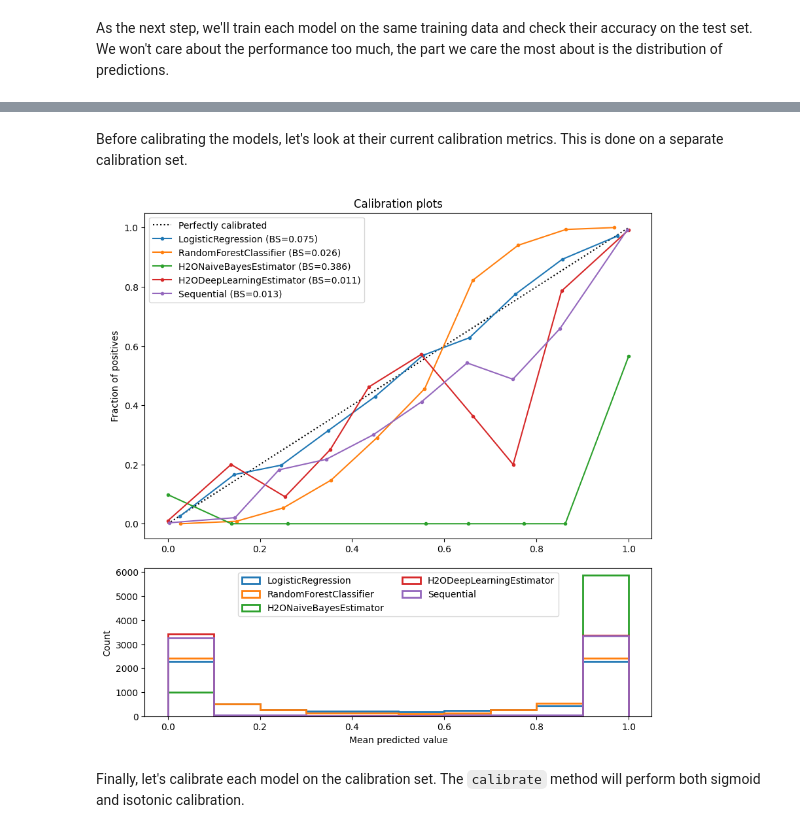
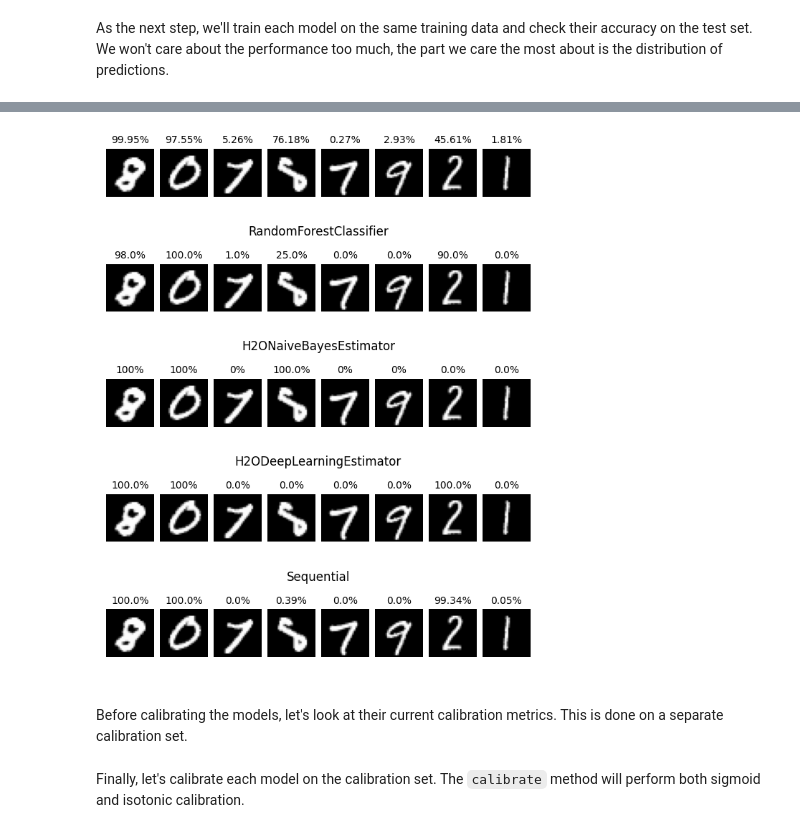
Before and after one commit to wblachowski/models-calibration, a Jupyter notebook: Notebook.ipynb, the cells around one changed output, grey strips where cells are left out. Cells and saved outputs as stored; diff of their text form; code cells hidden in the pictures.

```diff
--- a/Notebook.ipynb
+++ b/Notebook.ipynb
@@ -199,10 +188,10 @@ Sequential accuracy: 98.21%
+# %%
+plot_sample_predictions(models, X_test, X_test_unscaled)
+plt.show()
+# %% [output]
+[figure, added]
 # %% [markdown]
 Before calibrating the models, let's look at their current calibration metrics. This is done on a separate calibration set.
-# %%
-plot_calibration_details_for_models(models, X_calib, y_calib)
-plt.show()
-# %% [output]
-[figure, removed]
 # %% [markdown]
 Finally, let's calibrate each model on the calibration set. The `calibrate` method will perform both sigmoid and isotonic calibration.
 # %%
```
Also changed, not shown: parts of 17 cells of this notebook.
